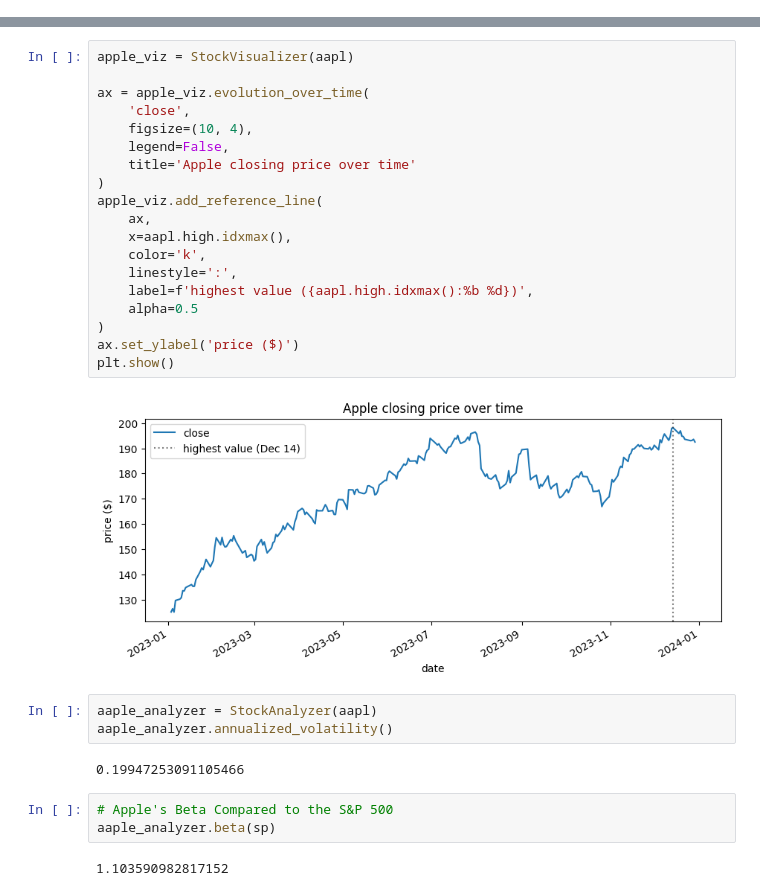
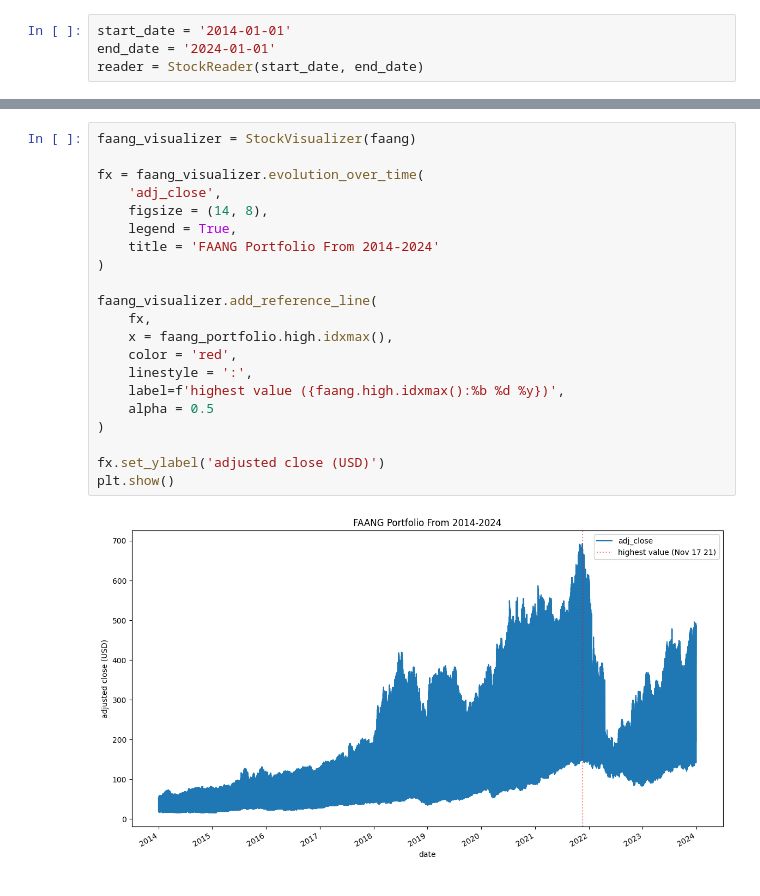
Before and after one commit to joshhzheng/Portfolio-Analysis, a Jupyter notebook: analysis.ipynb, the cells around one changed output, grey strips where cells are left out. Drawn from its saved outputs; the diff is of its cells as text.

```diff
--- a/analysis.ipynb
+++ b/analysis.ipynb
@@ -9 +6,5 @@ from stock_analysis.utils import make_portfolio
+# %%
+start_date = '2014-01-01'
+end_date = '2024-01-01'
+reader = StockReader(start_date, end_date)
 # %%
@@ -23,31 +69,23 @@ sp = reader.get_index_data('S&P 500')
 # %%
-apple_viz = StockVisualizer(aapl)
+faang_visualizer = StockVisualizer(faang)
 
-ax = apple_viz.evolution_over_time(
-    'close',
-    figsize=(10, 4),
-    legend=False,
-    title='Apple closing price over time'
+fx = faang_visualizer.evolution_over_time(
+    'adj_close',
+    figsize = (14, 8),
+    legend = True,
+    title = 'FAANG Portfolio From 2014-2024'
 )
-apple_viz.add_reference_line(
-    ax,
-    x=aapl.high.idxmax(),
-    color='k',
-    linestyle=':',
-    label=f'highest value ({aapl.high.idxmax():%b %d})',
-    alpha=0.5
+
+faang_visualizer.add_reference_line(
+    fx,
+    x = faang_portfolio.high.idxmax(),
+    color = 'red',
+    linestyle = ':',
+    label=f'highest value ({faang.high.idxmax():%b %d %y})',
+    alpha = 0.5
 )
-ax.set_ylabel('price ($)')
+
+fx.set_ylabel('adjusted close (USD)')
 plt.show()
 # %% [output]
-[figure, old version]
+[figure, new version]
-# %%
-aaple_analyzer = StockAnalyzer(aapl)
-aaple_analyzer.annualized_volatility()
-# %% [output]
-0.19947253091105466
-# %%
-# Apple's Beta Compared to the S&P 500
-aaple_analyzer.beta(sp)
-# %% [output]
-1.103590982817152
```
Also changed, not shown: parts of 13 cells of this notebook, 15 other files.
